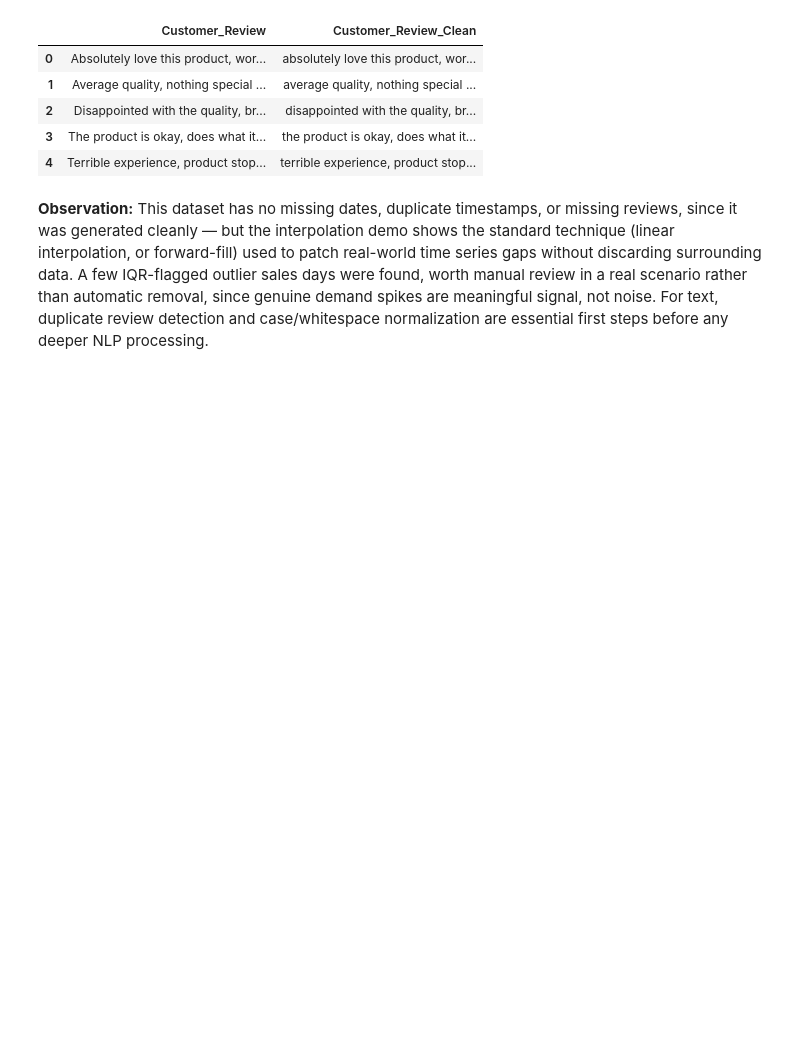
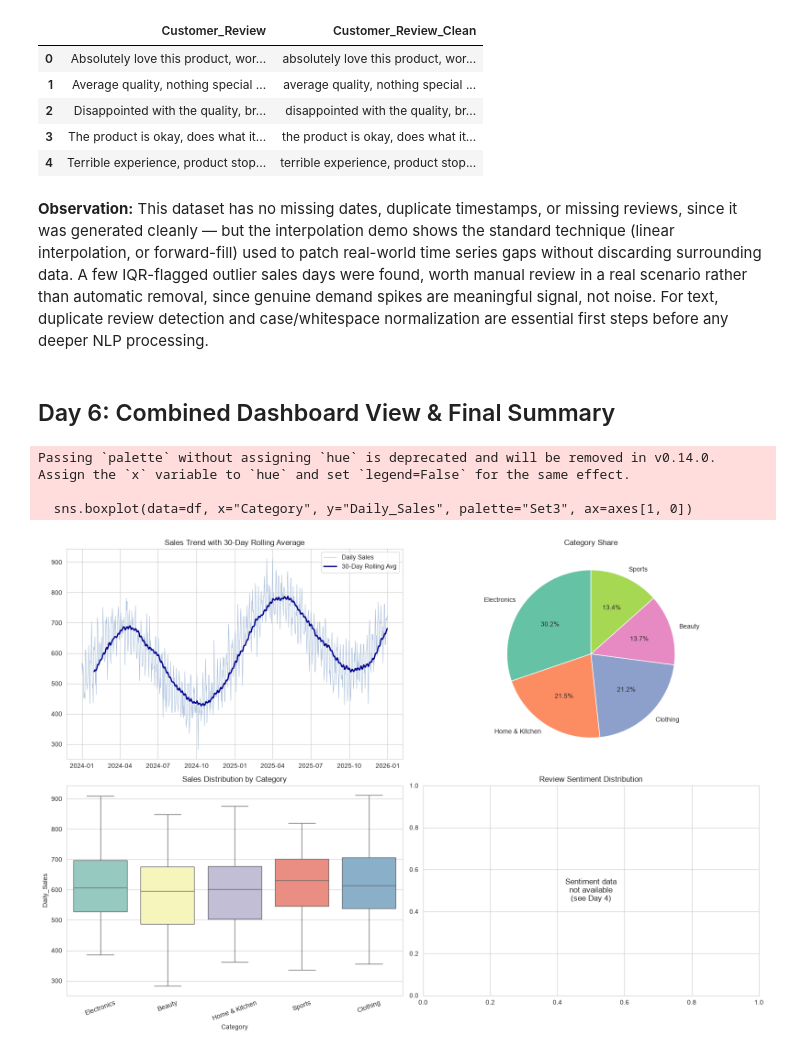
Before and after one commit to nikitha-d1323/data-analysis-mini-projects, a Jupyter notebook: unit3-sales-timeseries-text/Sales_TimeSeries_Text_Unit3.ipynb, the cells around one changed output. Saved outputs shown, nothing was run; the diff lists cells and outputs as text; code cells hidden in the pictures; blank space fills up the shorter version.

Commit message:
Unit3 Day 6: dashboard visualization, rolling stats, and final summary

```diff
--- a/unit3-sales-timeseries-text/Sales_TimeSeries_Text_Unit3.ipynb
+++ b/unit3-sales-timeseries-text/Sales_TimeSeries_Text_Unit3.ipynb
@@ -573,3 +573,43 @@ in a real scenario rather than automatic removal, since genuine demand
 spikes are meaningful signal, not noise. For text, duplicate review
 detection and case/whitespace normalization are essential first steps
 before any deeper NLP processing.
+# %% [markdown]
+## Day 6: Combined Dashboard View & Final Summary
+# %%
+fig, axes = plt.subplots(2, 2, figsize=(16, 11))
+
+# Panel 1: Time series with rolling average
+axes[0, 0].plot(ts, color="lightsteelblue", linewidth=0.8, label="Daily Sales")
+axes[0, 0].plot(ts.rolling(window=30).mean(), color="darkblue", linewidth=2, label="30-Day Rolling Avg")
+axes[0, 0].set_title("Sales Trend with 30-Day Rolling Average")
+axes[0, 0].legend()
+
+# Panel 2: Category share
+cat_freq_dash = df["Category"].value_counts()
+axes[0, 1].pie(cat_freq_dash.values, labels=cat_freq_dash.index, autopct="%1.1f%%",
+               colors=sns.color_palette("Set2"), startangle=90)
+axes[0, 1].set_title("Category Share")
+
+# Panel 3: Sales by category (boxplot)
+sns.boxplot(data=df, x="Category", y="Daily_Sales", palette="Set3", ax=axes[1, 0])
+axes[1, 0].set_title("Sales Distribution by Category")
+axes[1, 0].tick_params(axis='x', rotation=20)
+
+# Panel 4: Sentiment distribution (only if Day 4 was completed)
+if "Sentiment" in df.columns:
+    sentiment_counts = df["Sentiment"].value_counts()
+    sns.barplot(x=sentiment_counts.index, y=sentiment_counts.values, palette="coolwarm", ax=axes[1, 1])
+    axes[1, 1].set_title("Review Sentiment Distribution")
+else:
+    axes[1, 1].text(0.5, 0.5, "Sentiment data\nnot available\n(see Day 4)",
+                     ha="center", va="center", fontsize=12)
+    axes[1, 1].set_title("Review Sentiment Distribution")
+
+plt.tight_layout()
+plt.savefig("outputs/day6_dashboard.png", dpi=120)
+plt.show()
+# %% [output]
+Passing `palette` without assigning `hue` is deprecated and will be removed in v0.14.0. Assign the `x` variable to `hue` and set `legend=False` for the same effect.
+
+  sns.boxplot(data=df, x="Category", y="Daily_Sales", palette="Set3", ax=axes[1, 0])
+[figure, added]
```
Also changed, not shown: parts of 2 cells of this notebook, 2 other files.
